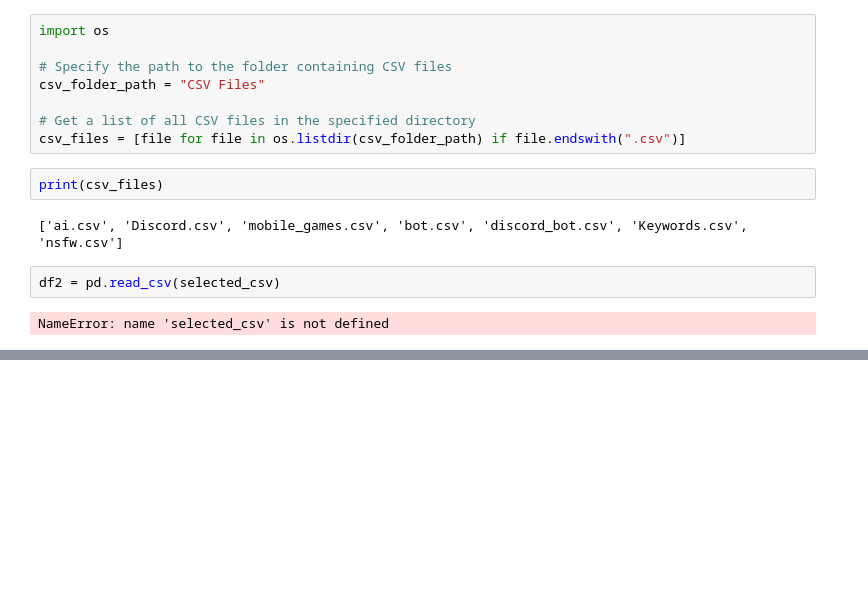
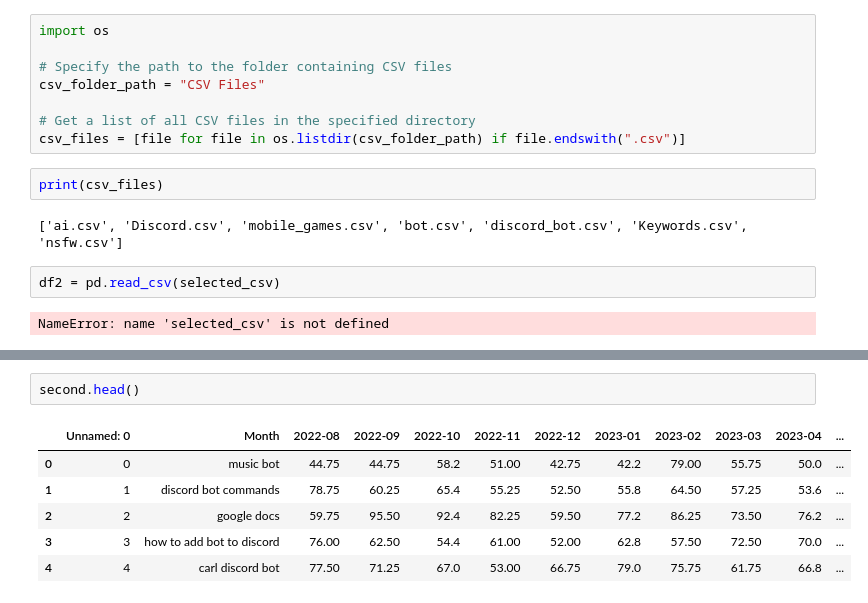
Before and after one commit to gupta-aayushkr/Keyword-Analysis, a Jupyter notebook: main2.ipynb, the cells around one changed output, grey strips where cells are left out. Saved outputs shown, nothing was run; the diff lists cells and outputs as text; blank space fills up the shorter version.

```diff
--- a/main2.ipynb
+++ b/main2.ipynb
@@ -749,0 +763,9 @@ NameError: name 'selected_csv' is not defined
+# %%
+second.head()
+# %% [output]
+|  | Unnamed: 0 | Month | 2022-08 | 2022-09 | 2022-10 | 2022-11 | 2022-12 | 2023-01 | 2023-02 | 2023-03 | 2023-04 | ... |
+| 0 | 0 | music bot | 44.75 | 44.75 | 58.2 | 51.00 | 42.75 | 42.2 | 79.00 | 55.75 | 50.0 | ... |
+| 1 | 1 | discord bot commands | 78.75 | 60.25 | 65.4 | 55.25 | 52.50 | 55.8 | 64.50 | 57.25 | 53.6 | ... |
+| 2 | 2 | google docs | 59.75 | 95.50 | 92.4 | 82.25 | 59.50 | 77.2 | 86.25 | 73.50 | 76.2 | ... |
+| 3 | 3 | how to add bot to discord | 76.00 | 62.50 | 54.4 | 61.00 | 52.00 | 62.8 | 57.50 | 72.50 | 70.0 | ... |
+| 4 | 4 | carl discord bot | 77.50 | 71.25 | 67.0 | 53.00 | 66.75 | 79.0 | 75.75 | 61.75 | 66.8 | ... |
```
Also changed, not shown: parts of 12 cells of this notebook, 10 other files.
